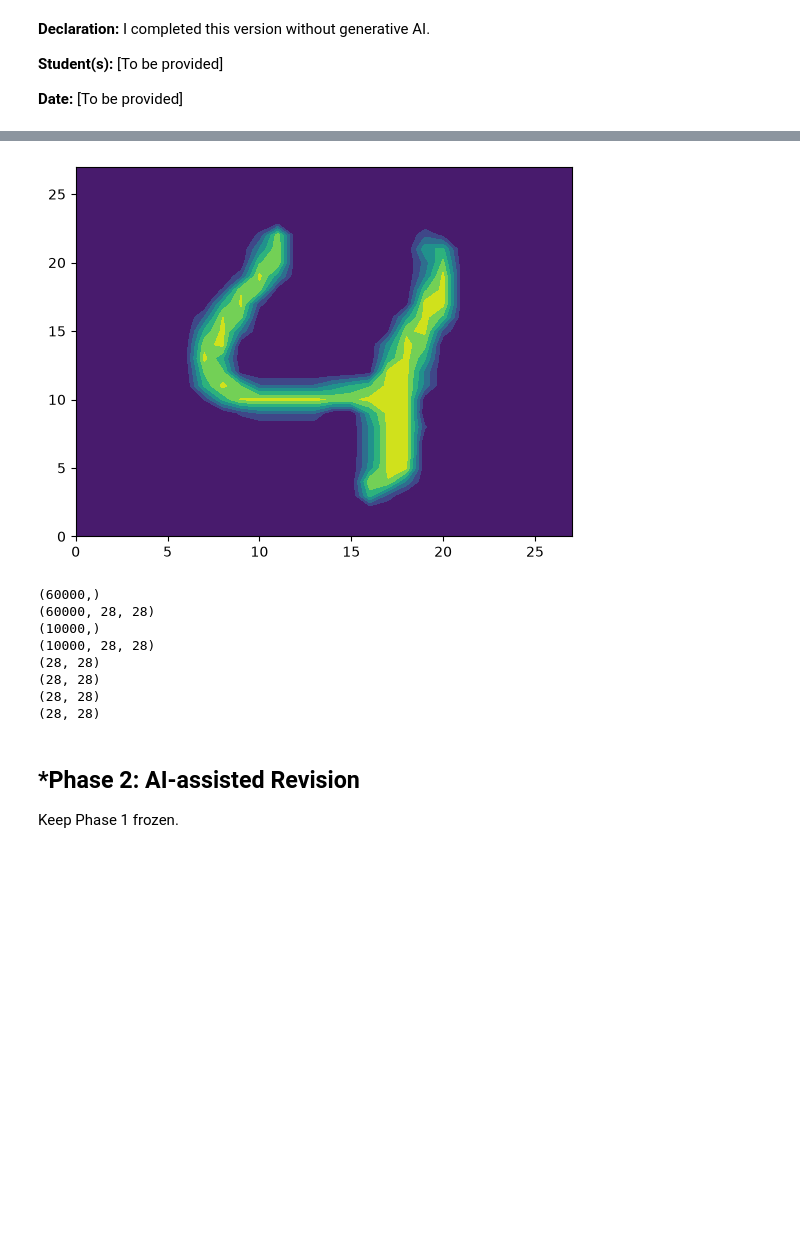
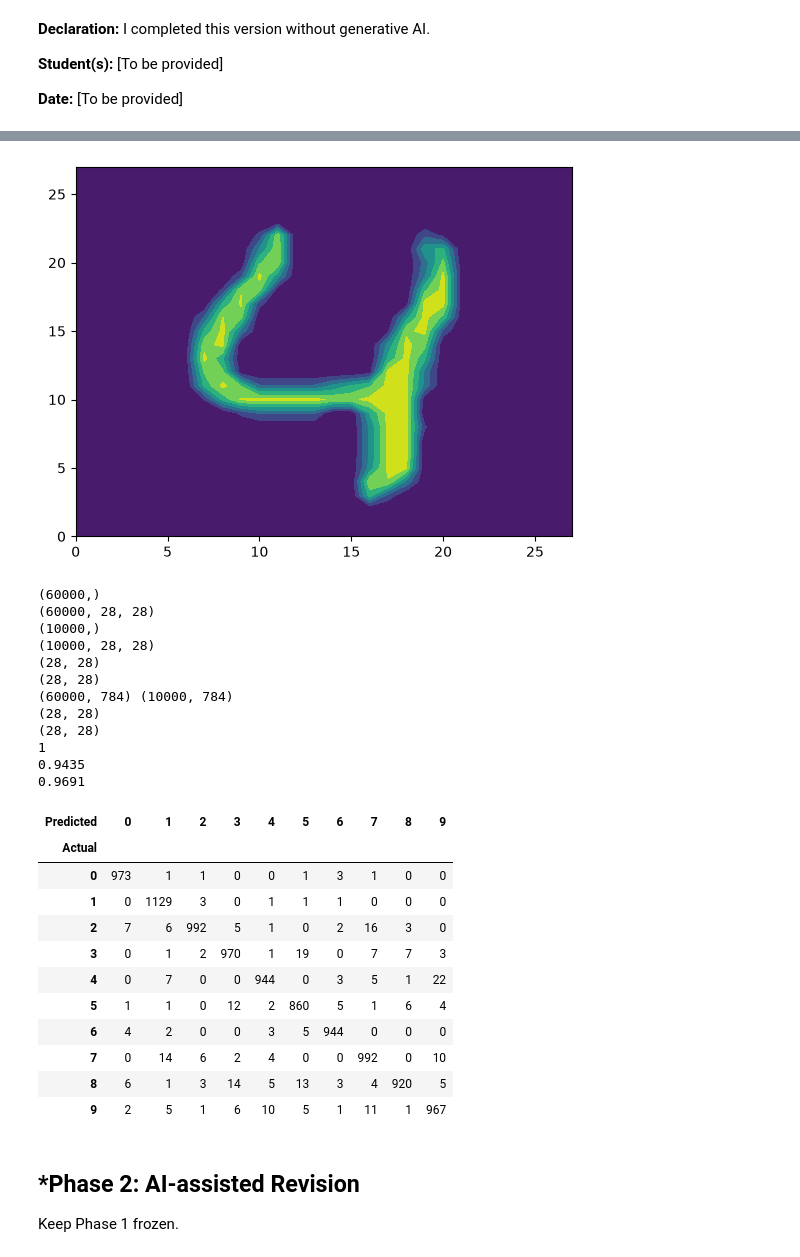
Before and after one commit to aiden-zhu/L01-cv, a Jupyter notebook: notebook.ipynb, the cells around one changed output, grey strips where cells are left out. Drawn from its saved outputs; the diff is of its cells as text; code cells hidden in the pictures; blank space fills up the shorter version.

```diff
--- a/notebook.ipynb
+++ b/notebook.ipynb
@@ -51,6 +54,9 @@ notebook before beginning Phase 2.
 import pickle
 import numpy as np
 import pandas as pd
+from sklearn.neighbors import KNeighborsClassifier
+from sklearn.model_selection import train_test_split
+
 
 with open('minst.pkl', 'rb') as f:
     data = pickle.load(f)
@@ -77,13 +83,47 @@ print(X_test[i].shape) #(28,28)
 X = X_train.reshape((60000, 784))
 X_t = X_test.reshape((10000, 784))
 
-X = []
-for i in range(60000):
-    X.append(X_train[i].reshape((1, 784)))
-X = np.array(X).reshape((60000, 784))
+train_rows = []
+for i in range(X_train.shape[0]):
+    train_rows.append(X_train[i].reshape((1, 784))[0])
+new_X_train = np.array(train_rows)
+
+test_rows = []
+for i in range(X_test.shape[0]):
+    test_rows.append(X_test[i].reshape((1, 784))[0])
+new_X_test = np.array(test_rows)
+
+print(new_X_train.shape, new_X_test.shape)
 
 print(X_test[2].shape)#(10000,28,28)
 print(X_train[4].shape) #(60000,28,28)
+
+X_tr, X_valid, y_tr, y_valid = train_test_split(
+    new_X_train[:10000], y_train[:10000], test_size=0.20, random_state=65
+)
+
+ks = np.arange(1, 16)
+valid_error = []
+for k in ks:
+    model = KNeighborsClassifier(n_neighbors=int(k))
+    model.fit(X_tr, y_tr)
+    y_hat = model.predict(X_valid)
+    accuracy = np.sum(y_hat == y_valid) / len(y_valid)
+    valid_error.append(1 - accuracy)
+
+k_star = int(ks[np.argmin(valid_error)])
+print(k_star)
+print(1 - min(valid_error))
+
+final_model = KNeighborsClassifier(n_neighbors=k_star)
+final_model.fit(new_X_train, y_train)
+
+y_hat_test = final_model.predict(new_X_test)
+
+test_accuracy = np.sum(y_hat_test == y_test) / len(y_test)
+print(test_accuracy)
+
+pd.crosstab(y_test, y_hat_test, rownames=["Actual"], colnames=["Predicted"])
 # %% [output]
 7
 
@@ -156,33 +196,49 @@ print(X_train[4].shape) #(60000,28,28)
  [  0   0   0   0   0   0   0   0   0   0   0   0   0   0   0   0   0   0   0   0   0   0   0   0   0   0   0   0]
  [  0   0   0   0   0   0   0   0   0   0   0   0   0   0   0   0   0   0   0   0   0   0   0   0   0   0   0   0]
  [  0   0   0   0   0   0   0   0   0   0   0   0   0   0   0   0   0   0   0   0   0   0   0   0   0   0   0   0]]
 [figure]
 4
 
 [[  0   0   0   0   0   0   0   0   0   0   0   0   0   0   0   0   0   0   0   0   0   0   0   0   0   0   0   0]
  [  0   0   0   0   0   0   0   0   0   0   0   0   0   0   0   0   0   0   0   0   0   0   0   0   0   0   0   0]
  [  0   0   0   0   0   0   0   0   0   0   0   0   0   0   0   0   0   0   0   0   0   0   0   0   0   0   0   0]
  [  0   0   0   0   0   0   0   0   0   0   0   0   0   0   0   0   0   0   0   0   0   0   0   0   0   0   0   0]
  [  0   0   0   0   0   0   0   0   0   0   0   0   0   0   0   0   0   0   0   0   0   0   0   0   0   0   0   0]
  [  0   0   0   0   0   0   0   0   0   0  50 224   0   0   0   0   0   0   0  70  29   0   0   0   0   0   0   0]
  [  0   0   0   0   0   0   0   0   0   0 121 231   0   0   0   0   0   0   0 148 168   0   0   0   0   0   0   0]
  [  0   0   0   0   0   0   0   0   0   4 195 231   0   0   0   0   0   0   0  96 210  11   0   0   0   0   0   0]
  [  0   0   0   0   0   0   0   0   0  69 252 134   0   0   0   0   0   0   0 114 252  21   0   0   0   0   0   0]
  [  0   0   0   0   0   0   0   0  45 236 217  12   0   0   0   0   0   0   0 192 252  21   0   0   0   0   0   0]
 ... (14 lines left out)
  [  0   0   0   0   0   0   0   0   0   0   0   0   0   0   0   0 179  66   0   0   0   0   0   0   0   0   0   0]
  [  0   0   0   0   0   0   0   0   0   0   0   0   0   0   0   0   0   0   0   0   0   0   0   0   0   0   0   0]
  [  0   0   0   0   0   0   0   0   0   0   0   0   0   0   0   0   0   0   0   0   0   0   0   0   0   0   0   0]
  [  0   0   0   0   0   0   0   0   0   0   0   0   0   0   0   0   0   0   0   0   0   0   0   0   0   0   0   0]]
 [figure]
 (60000,)
 (60000, 28, 28)
 (10000,)
 (10000, 28, 28)
 (28, 28)
 (28, 28)
+(60000, 784) (10000, 784)
 (28, 28)
 (28, 28)
+1
+0.9435
+0.9691
+| Predicted | 0 | 1 | 2 | 3 | 4 | 5 | 6 | 7 | 8 | 9 |
+| Actual |  |  |  |  |  |  |  |  |  |  |
+| 0 | 973 | 1 | 1 | 0 | 0 | 1 | 3 | 1 | 0 | 0 |
+| 1 | 0 | 1129 | 3 | 0 | 1 | 1 | 1 | 0 | 0 | 0 |
+| 2 | 7 | 6 | 992 | 5 | 1 | 0 | 2 | 16 | 3 | 0 |
+| 3 | 0 | 1 | 2 | 970 | 1 | 19 | 0 | 7 | 7 | 3 |
+| 4 | 0 | 7 | 0 | 0 | 944 | 0 | 3 | 5 | 1 | 22 |
+| 5 | 1 | 1 | 0 | 12 | 2 | 860 | 5 | 1 | 6 | 4 |
+| 6 | 4 | 2 | 0 | 0 | 3 | 5 | 944 | 0 | 0 | 0 |
+| 7 | 0 | 14 | 6 | 2 | 4 | 0 | 0 | 992 | 0 | 10 |
+| 8 | 6 | 1 | 3 | 14 | 5 | 13 | 3 | 4 | 920 | 5 |
+| 9 | 2 | 5 | 1 | 6 | 10 | 5 | 1 | 11 | 1 | 967 |
 # %% [markdown]
 ## *Phase 2: AI-assisted Revision
 Keep Phase 1 frozen.
```
Also changed, not shown: parts of 2 cells of this notebook.
